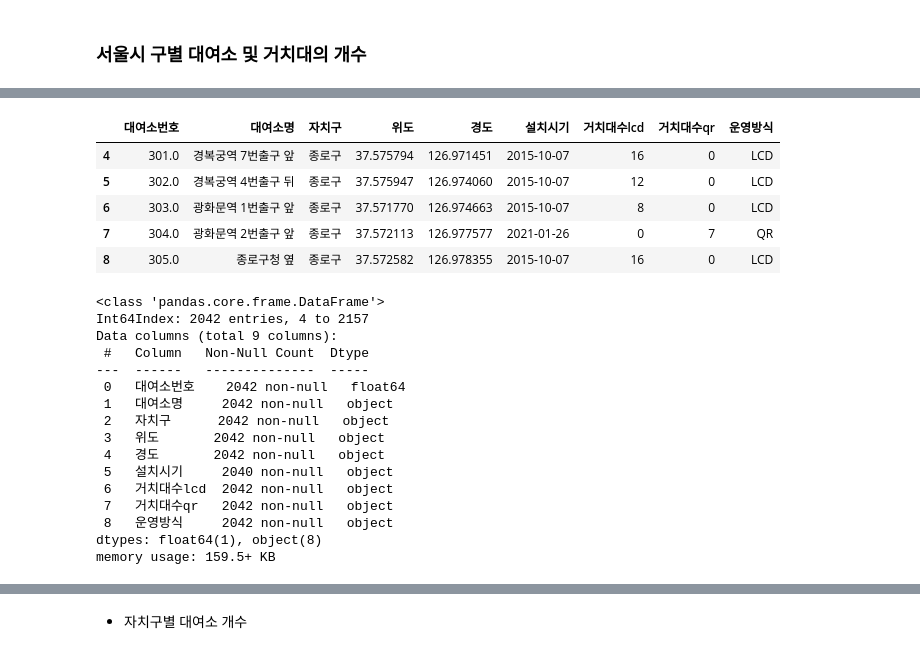
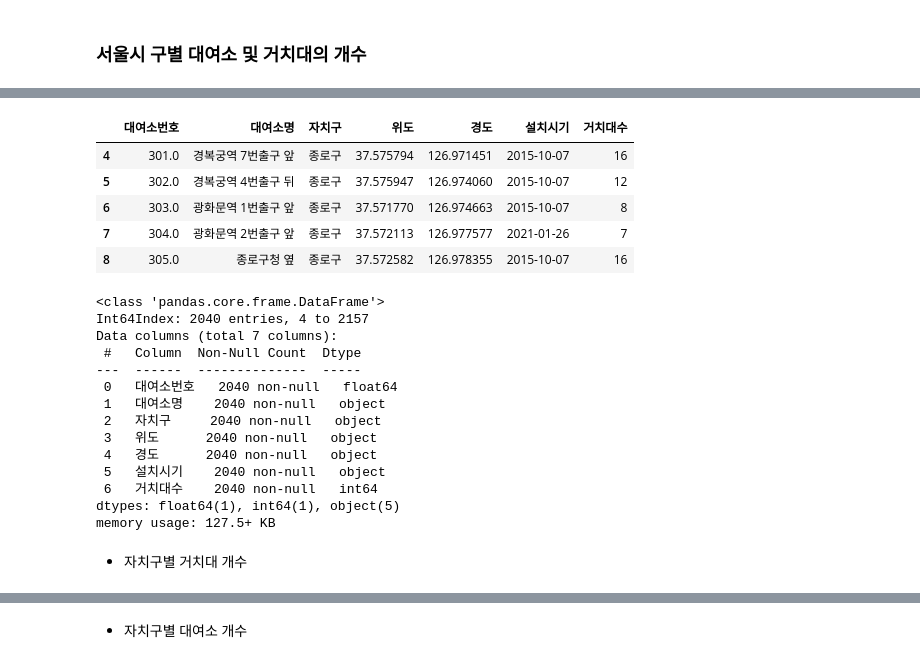
Before and after one commit to yunju727/Opensource-Project, a Jupyter notebook: main.ipynb, the cells around one changed output, grey strips where cells are left out. Drawn from its saved outputs; the diff is of its cells as text; code cells hidden in the pictures.

```diff
--- a/main.ipynb
+++ b/main.ipynb
@@ -200,39 +200,47 @@ Data1.head(10)
 #컬럼명 변경(Unnamed -> 이름 붙여준다)
 Data1.columns = ['대여소번호', '대여소명', '자치구', '상세주소', '위도', '경도', '설치시기', '거치대수lcd', '거치대수qr', '운영방식']
 
-#불필요 칼럼 제거 (상세주소 컬럼은 불필요)
-Data1 = Data1.drop(['상세주소'], axis = 1, inplace = False)
+#불필요 칼럼 제거 (상세주소, 운영방식 컬럼은 불필요)
+Data1 = Data1.drop(['상세주소', '운영방식'], axis = 1, inplace = False)
 # %%
 #결측치 처리 (qr, lcd 결측치0으로 변경, 대여소번호 ==Nan 삭제)
 Data1['거치대수lcd'] = Data1['거치대수lcd'].fillna(0)
 Data1['거치대수qr'] = Data1['거치대수qr'].fillna(0)
 Data1 = Data1.dropna(subset=['대여소번호'])
 Data1 = Data1.dropna(subset=['위도'])
+Data1 = Data1.dropna(subset=['설치시기'])
+#거치대수로 통일 및 형변환
+Data1['거치대수lcd'] = pd.to_numeric(Data1['거치대수lcd'])
+Data1['거치대수qr'] = pd.to_numeric(Data1['거치대수qr'])
+Data1['거치대수'] = Data1['거치대수qr'] + Data1['거치대수lcd']
+
+Data1 = Data1.drop(['거치대수qr', '거치대수lcd'], axis = 1, inplace = False)
+
 Data1.head()
 # %% [output]
-|  | 대여소번호 | 대여소명 | 자치구 | 위도 | 경도 | 설치시기 | 거치대수lcd | 거치대수qr | 운영방식 |
-| 4 | 301.0 | 경복궁역 7번출구 앞 | 종로구 | 37.575794 | 126.971451 | 2015-10-07 | 16 | 0 | LCD |
-| 5 | 302.0 | 경복궁역 4번출구 뒤 | 종로구 | 37.575947 | 126.974060 | 2015-10-07 | 12 | 0 | LCD |
-| 6 | 303.0 | 광화문역 1번출구 앞 | 종로구 | 37.571770 | 126.974663 | 2015-10-07 | 8 | 0 | LCD |
-| 7 | 304.0 | 광화문역 2번출구 앞 | 종로구 | 37.572113 | 126.977577 | 2021-01-26 | 0 | 7 | QR |
-| 8 | 305.0 | 종로구청 옆 | 종로구 | 37.572582 | 126.978355 | 2015-10-07 | 16 | 0 | LCD |
+|  | 대여소번호 | 대여소명 | 자치구 | 위도 | 경도 | 설치시기 | 거치대수 |
+| 4 | 301.0 | 경복궁역 7번출구 앞 | 종로구 | 37.575794 | 126.971451 | 2015-10-07 | 16 |
+| 5 | 302.0 | 경복궁역 4번출구 뒤 | 종로구 | 37.575947 | 126.974060 | 2015-10-07 | 12 |
+| 6 | 303.0 | 광화문역 1번출구 앞 | 종로구 | 37.571770 | 126.974663 | 2015-10-07 | 8 |
+| 7 | 304.0 | 광화문역 2번출구 앞 | 종로구 | 37.572113 | 126.977577 | 2021-01-26 | 7 |
+| 8 | 305.0 | 종로구청 옆 | 종로구 | 37.572582 | 126.978355 | 2015-10-07 | 16 |
 # %%
 #결측치 제거 확인
 Data1.info()
 # %% [output]
 <class 'pandas.core.frame.DataFrame'>
-Int64Index: 2042 entries, 4 to 2157
-Data columns (total 9 columns):
- #   Column   Non-Null Count  Dtype
----  ------   --------------  -----
- 0   대여소번호    2042 non-null   float64
- 1   대여소명     2042 non-null   object
- 2   자치구      2042 non-null   object
- 3   위도       2042 non-null   object
- 4   경도       2042 non-null   object
- 5   설치시기     2040 non-null   object
- 6   거치대수lcd  2042 non-null   object
- 7   거치대수qr   2042 non-null   object
- 8   운영방식     2042 non-null   object
-dtypes: float64(1), object(8)
-memory usage: 159.5+ KB
+Int64Index: 2040 entries, 4 to 2157
+Data columns (total 7 columns):
+ #   Column  Non-Null Count  Dtype
+---  ------  --------------  -----
+ 0   대여소번호   2040 non-null   float64
+ 1   대여소명    2040 non-null   object
+ 2   자치구     2040 non-null   object
+ 3   위도      2040 non-null   object
+ 4   경도      2040 non-null   object
+ 5   설치시기    2040 non-null   object
+ 6   거치대수    2040 non-null   int64
+dtypes: float64(1), int64(1), object(5)
+memory usage: 127.5+ KB
+# %% [markdown]
+* 자치구별 거치대 개수
```
Also changed, not shown: parts of 3 cells of this notebook.
